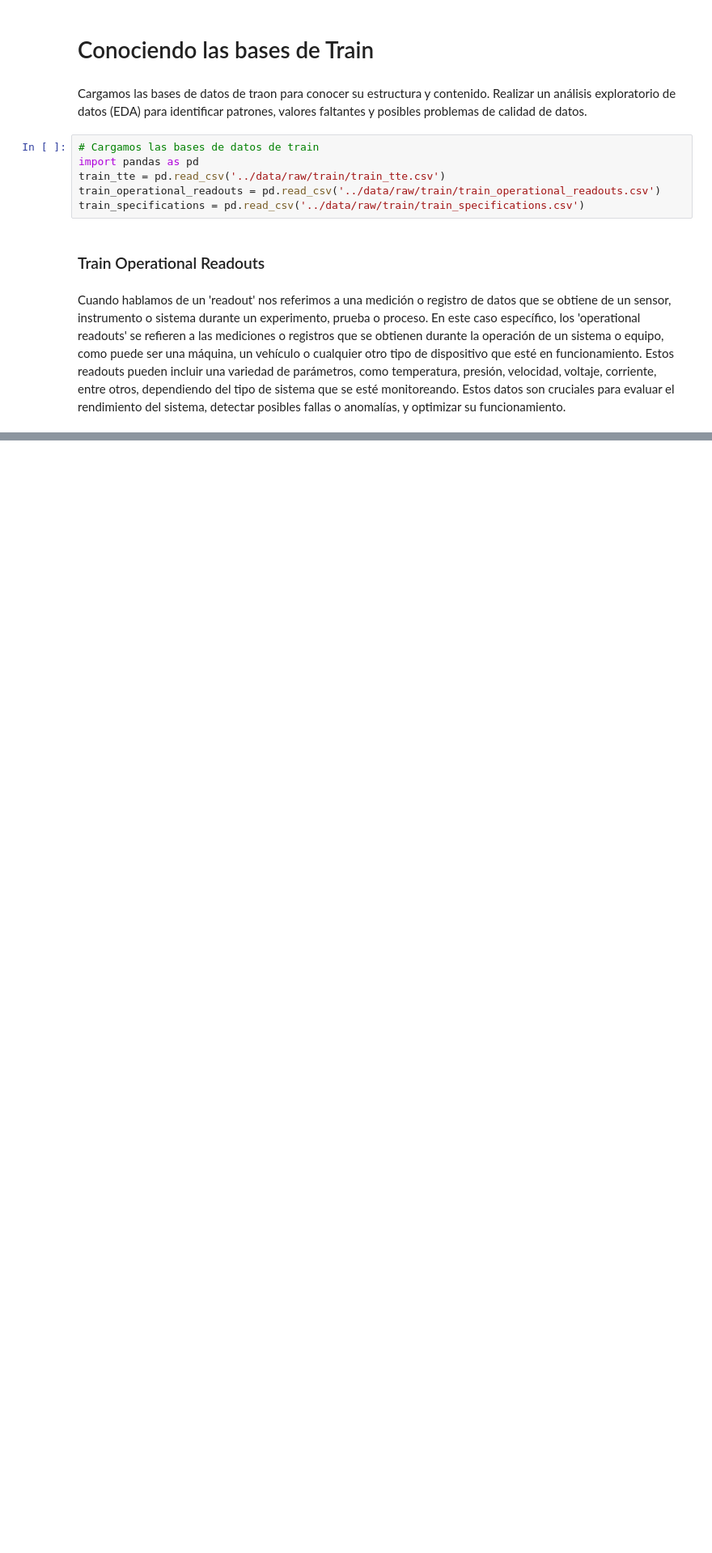
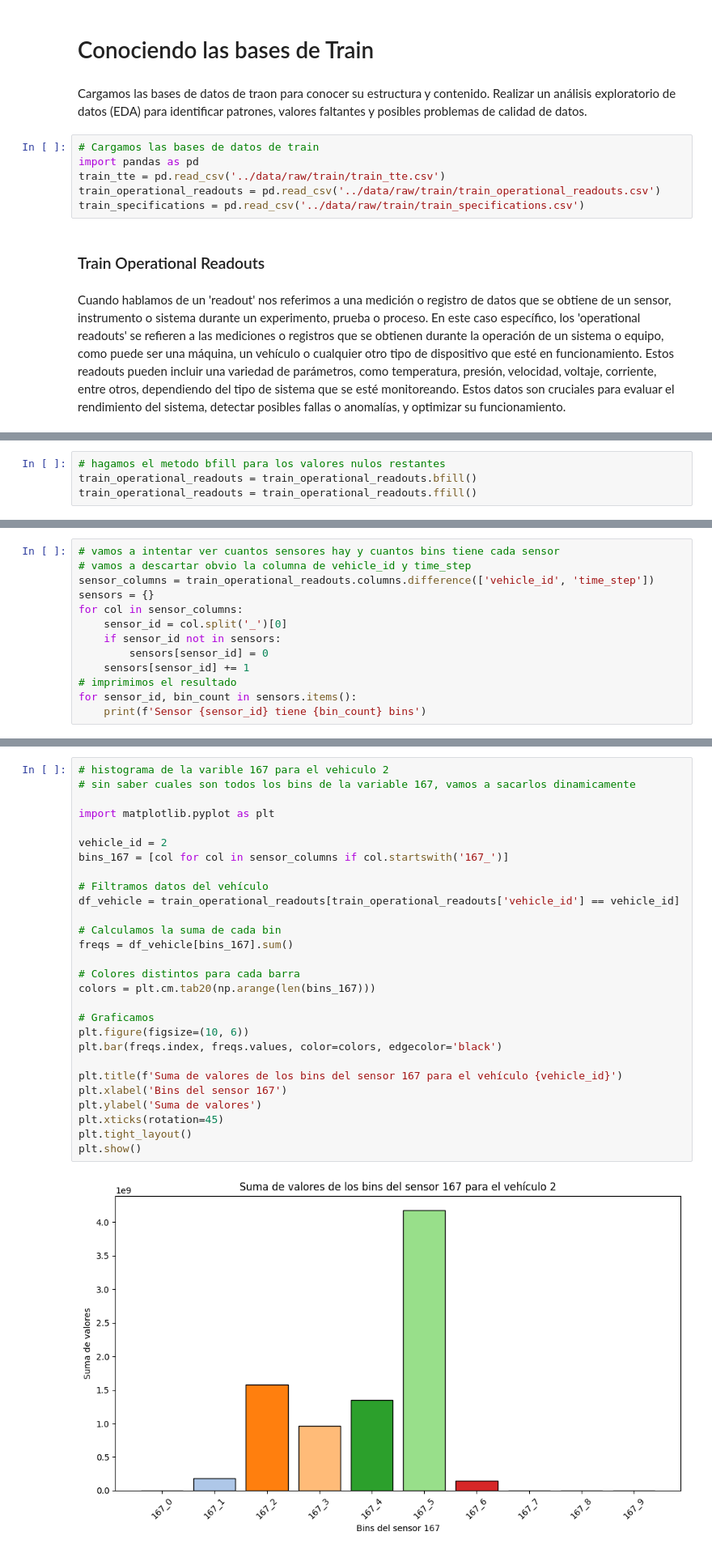
Before and after one commit to AlexSG29/IDA-Challenge-Tesis-Transformers, a Jupyter notebook: notebooks/train.ipynb, the cells around one changed output, grey strips where cells are left out. Shown: that part at 81% size. Saved outputs shown, nothing was run; the diff lists cells and outputs as text; blank space fills up the shorter version.

Commit message:
train visualization

```diff
--- a/notebooks/train.ipynb
+++ b/notebooks/train.ipynb
@@ -14,0 +117,4 @@ Cuando hablamos de un 'readout' nos referimos a una medición o registro de dato
+# %%
+# hagamos el metodo bfill para los valores nulos restantes
+train_operational_readouts = train_operational_readouts.bfill()
+train_operational_readouts = train_operational_readouts.ffill()
@@ -14,0 +151,13 @@ Cuando hablamos de un 'readout' nos referimos a una medición o registro de dato
+# %%
+# vamos a intentar ver cuantos sensores hay y cuantos bins tiene cada sensor
+# vamos a descartar obvio la columna de vehicle_id y time_step
+sensor_columns = train_operational_readouts.columns.difference(['vehicle_id', 'time_step'])
+sensors = {}
+for col in sensor_columns:
+    sensor_id = col.split('_')[0]
+    if sensor_id not in sensors:
+        sensors[sensor_id] = 0
+    sensors[sensor_id] += 1
+# imprimimos el resultado
+for sensor_id, bin_count in sensors.items():
+    print(f'Sensor {sensor_id} tiene {bin_count} bins')
@@ -14,0 +196,30 @@ Cuando hablamos de un 'readout' nos referimos a una medición o registro de dato
+# %%
+# histograma de la varible 167 para el vehiculo 2
+# sin saber cuales son todos los bins de la variable 167, vamos a sacarlos dinamicamente
+
+import matplotlib.pyplot as plt
+
+vehicle_id = 2
+bins_167 = [col for col in sensor_columns if col.startswith('167_')]
+
+# Filtramos datos del vehículo
+df_vehicle = train_operational_readouts[train_operational_readouts['vehicle_id'] == vehicle_id]
+
+# Calculamos la suma de cada bin
+freqs = df_vehicle[bins_167].sum()
+
+# Colores distintos para cada barra
+colors = plt.cm.tab20(np.arange(len(bins_167)))
+
+# Graficamos
+plt.figure(figsize=(10, 6))
+plt.bar(freqs.index, freqs.values, color=colors, edgecolor='black')
+
+plt.title(f'Suma de valores de los bins del sensor 167 para el vehículo {vehicle_id}')
+plt.xlabel('Bins del sensor 167')
+plt.ylabel('Suma de valores')
+plt.xticks(rotation=45)
+plt.tight_layout()
+plt.show()
+# %% [output]
+[figure, added]
```
Also changed, not shown: parts of 25 cells of this notebook.
